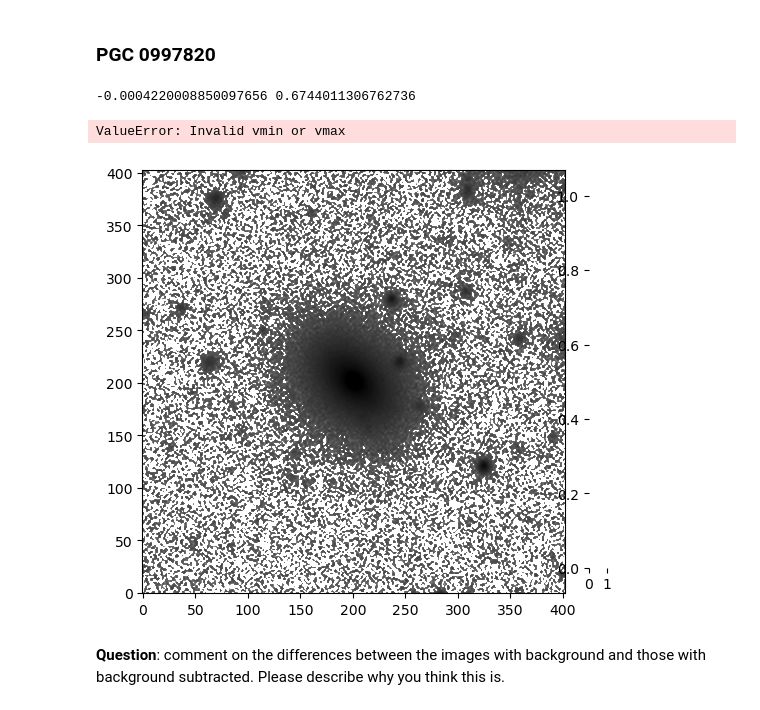
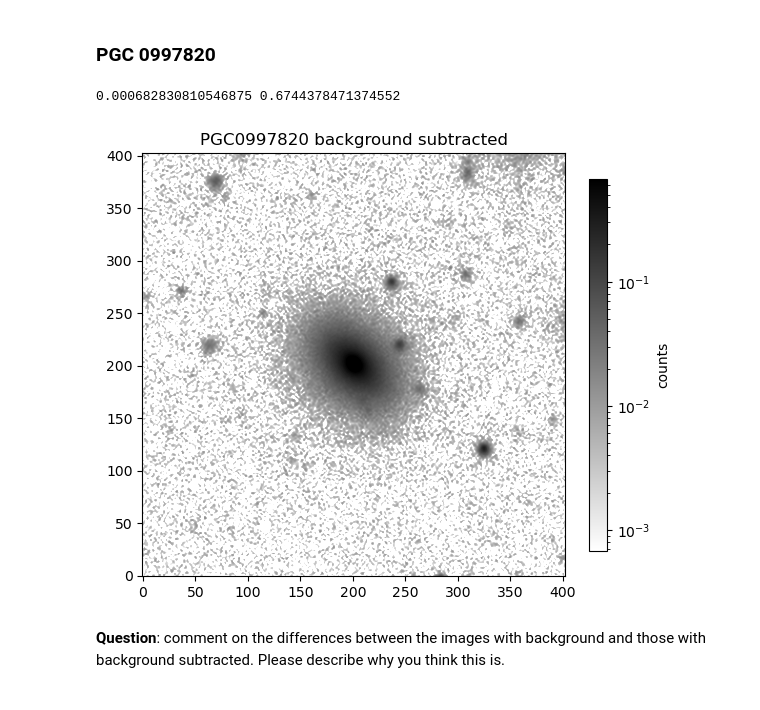
Before and after one commit to EvanBarkus/Surface_Photometry, a Jupyter notebook: surface_photometry_student.ipynb, the cells around one changed output. Drawn from its saved outputs; the diff is of its cells as text; code cells hidden in the pictures.

```diff
--- a/surface_photometry_student.ipynb
+++ b/surface_photometry_student.ipynb
@@ -198,7 +198,7 @@ def bkgregplot(data,header,imname, bkgdim, fig, ax):
 ### NGC3982
 # %%
 galname = 'NGC3982'
-imname[galname] = 'ds9NGC3982.fits'
+imname[galname] = 'NGC3982-custom-image-r.bkg.fits'
 fig,ax = plt.subplots(figsize=(6,6))
 
 
@@ -221,7 +221,7 @@ median =  10.200139999389648
 #*******************
 #write your code here
 galname = 'NGC5198'
-imname[galname] = 'ds9NGC5198.fits'
+imname[galname] = 'NGC5198-custom-image-r.bkg.fits'
 fig,ax = plt.subplots(figsize=(6,6))
 
 
@@ -244,7 +244,7 @@ median =  5.3500142097473145
 #*******************
 #write your code here
 galname = 'NGC5985'
-imname[galname] = 'ds9NGC5985.fits'
+imname[galname] = 'NGC5985-custom-image-r.bkg.fits'
 fig,ax = plt.subplots(figsize=(6,6))
 
 
@@ -266,15 +266,15 @@ median =  22.123018264770508
 # %%
 #*******************
 #write your code here
-galname = 'PGC099782'
-imname[galname] = 'ds9PGC.fits'
+galname = 'PGC0997820'
+imname[galname] = 'PGC099782-custom-image-r.bkg.fits'
 fig,ax = plt.subplots(figsize=(6,6))
 
 
 data[galname],header[galname] = fits.getdata(imname[galname], header=True)
 
 #the size of the background squares
-bkgdim[galname]= 150
+bkgdim[galname]= 140
 
 bkgmode[galname],bkgmed[galname] = bkgregplot(
     data[galname], header[galname], imname[galname], bkgdim[galname], fig, ax)
@@ -369,25 +369,24 @@ fits.writeto(imname_bsub[galname],data_bsub[galname],overwrite=True,header=heade
 # %%
 #***************
 #your code goes here
-galname = 'PGC099782'
+galname = 'PGC0997820'
 
 #subtract background
 data_bsub[galname] = data[galname] - bkgmed[galname]
 
 #plot image
 fig,ax = plt.subplots(figsize=(6,6))
-imdisplay(data_bsub[galname],v1perc=40,v2perc=99.9,logscale=True)
+imdisplay(data_bsub[galname],v1perc=50,v2perc=99.9,logscale=True)
 plt.title(galname + ' background subtracted')
 
 # save the background_subtracted image
 # first replace old string in name with new one
 imname_bsub[galname] = imname[galname].replace("bkg.fits","bsub.fits")
 #now write image
 fits.writeto(imname_bsub[galname],data_bsub[galname],overwrite=True,header=header[galname])
 # %% [output]
--0.0004220008850097656 0.6744011306762736
+0.000682830810546875 0.6744378471374552
-ValueError: Invalid vmin or vmax
-[figure, old version]
+[figure, new version]
 # %% [markdown]
 **Question**: comment on the differences between the images with background and those with background subtracted.  Please describe why you think this is.
 # %% [markdown]
```
Also changed, not shown: parts of 26 cells of this notebook.
